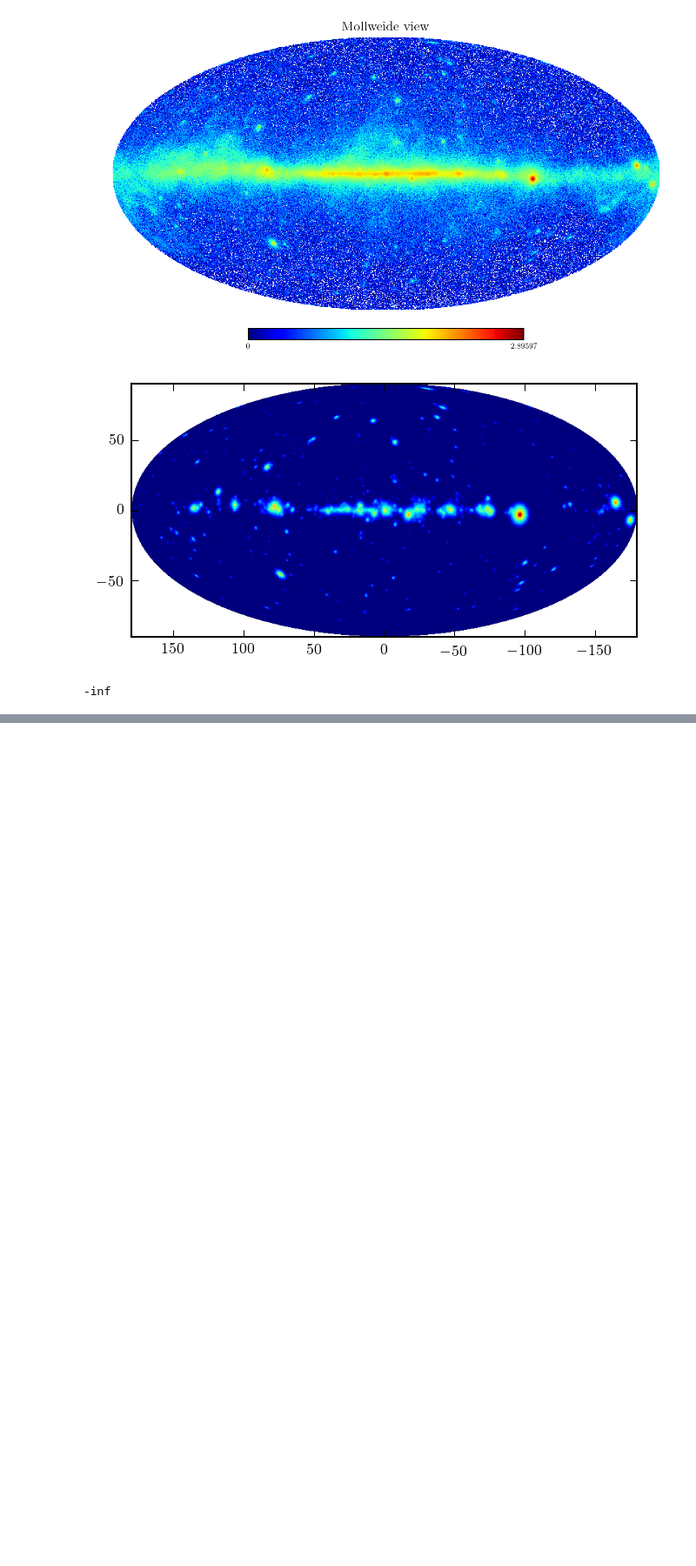
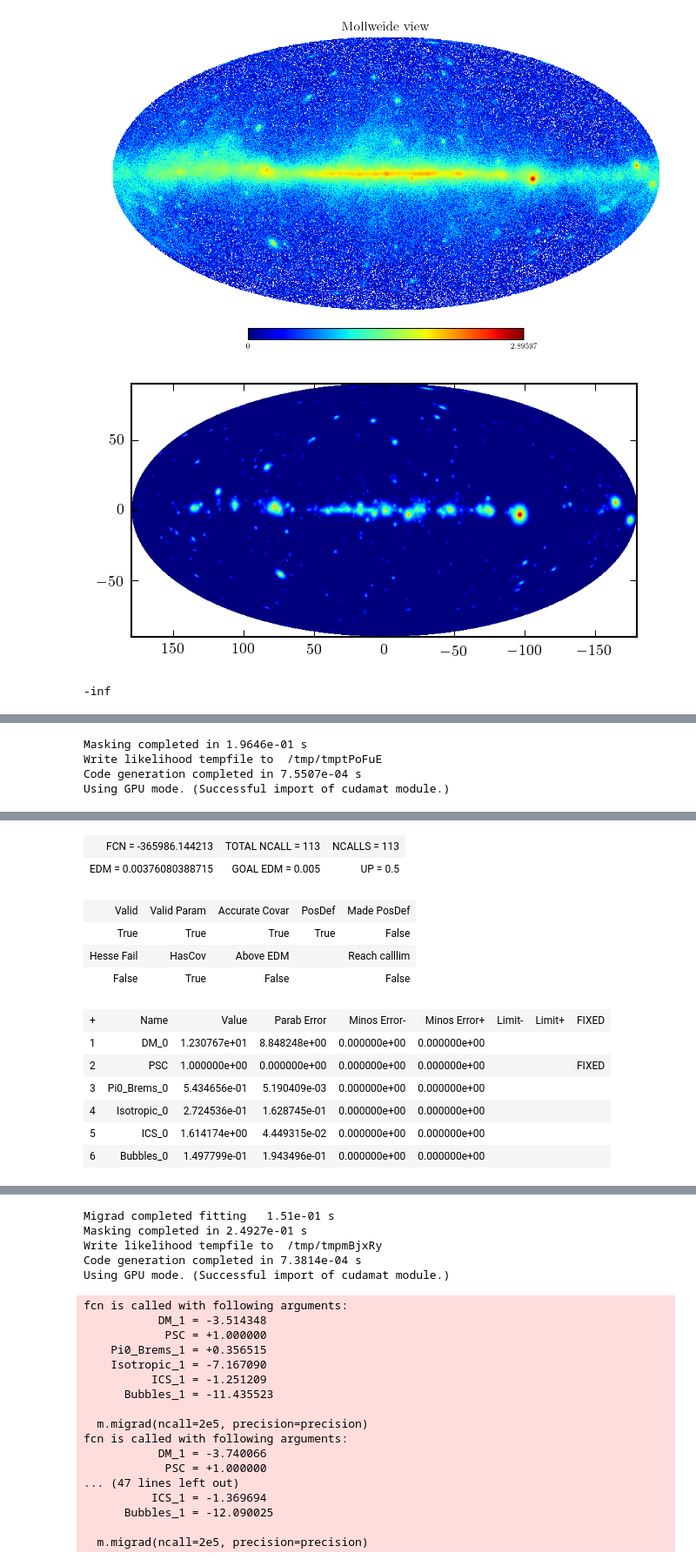
Before and after one commit to erccarls/GammaLike_dev, a Jupyter notebook: Test Analysis.ipynb, the cells around one changed output, grey strips where cells are left out. Shown at 87% size. Saved outputs shown, nothing was run; the diff lists cells and outputs as text; code cells hidden in the pictures; blank space fills up the shorter version.

```diff
--- a/Test Analysis.ipynb
+++ b/Test Analysis.ipynb
@@ -343,0 +451,38 @@ print hdu[2].data.field(0)
+# %%
+# print hesse[0]
+print minos[0]
+
+
+def updatevals(self, results, hesse, minos):
+    for key, t in A.templateList.items():
+        if t.fixNorm:
+            continue
+        else:
+            t.value=np.zeros(self.n_bins)
+            t.valueError = []
+    for i_E in range(self.n_bins):
+        if not results[i_E].get_fmin().is_valid:
+            print 'WARNING: Fit for bin', i_E, 'is reported invalid'
+
+        if minos is None:
+            for h in hesse[i_E]:
+                name = "_".join(h['name'].split('_')[:-1])
+                if h['is_fixed']:
+                    continue
+
+                #print h['name'], name, h['value'], h
+                t = self.templateList[name]
+
+                t.value[i_E] = h['value']
+                t.valueError.append(h['error'])
+        else:
+            for key, err in minos[i_E].items():
+                name = "_".join(key.split('_')[:-1])
+                t = self.templateList[name]
+                t.value[i_E] = err['min']
+                t.valueError.append(np.array((err['lower'],err['upper'])))
+    t.valueError = np.array(t.valueError)
+    print t.valueError
+    print t.valueError.shape
+
+updatevals(A,results,hesse, minos)
@@ -343,0 +589,7 @@ print hdu[2].data.field(0)
+# %%
+A.RunLikelihood(print_level=1, tol=1e2, precision=None, minos=True)
+# %% [output]
+Masking completed in 1.9646e-01 s
+Write likelihood tempfile to  /tmp/tmptPoFuE
+Code generation completed in 7.5507e-04 s
+Using GPU mode. (Successful import of cudamat module.)
@@ -343,0 +614,13 @@ print hdu[2].data.field(0)
+| FCN = -365986.144213 | TOTAL NCALL = 113 | NCALLS = 113 |
+| EDM = 0.00376080388715 | GOAL EDM = 0.005 | UP = 0.5 |
+| Valid | Valid Param | Accurate Covar | PosDef | Made PosDef |
+| True | True | True | True | False |
+| Hesse Fail | HasCov | Above EDM |  | Reach calllim |
+| False | True | False |  | False |
+| + | Name | Value | Parab Error | Minos Error- | Minos Error+ | Limit- | Limit+ | FIXED |
+| 1 | DM_0 | 1.230767e+01 | 8.848248e+00 | 0.000000e+00 | 0.000000e+00 |  |  |  |
+| 2 | PSC | 1.000000e+00 | 0.000000e+00 | 0.000000e+00 | 0.000000e+00 |  |  | FIXED |
+| 3 | Pi0_Brems_0 | 5.434656e-01 | 5.190409e-03 | 0.000000e+00 | 0.000000e+00 |  |  |  |
+| 4 | Isotropic_0 | 2.724536e-01 | 1.628745e-01 | 0.000000e+00 | 0.000000e+00 |  |  |  |
+| 5 | ICS_0 | 1.614174e+00 | 4.449315e-02 | 0.000000e+00 | 0.000000e+00 |  |  |  |
+| 6 | Bubbles_0 | 1.497799e-01 | 1.943496e-01 | 0.000000e+00 | 0.000000e+00 |  |  |  |
@@ -343,0 +628,22 @@ print hdu[2].data.field(0)
+Migrad completed fitting   1.51e-01 s
+Masking completed in 2.4927e-01 s
+Write likelihood tempfile to  /tmp/tmpmBjxRy
+Code generation completed in 7.3814e-04 s
+Using GPU mode. (Successful import of cudamat module.)
+fcn is called with following arguments:
+           DM_1 = -3.514348
+            PSC = +1.000000
+    Pi0_Brems_1 = +0.356515
+    Isotropic_1 = -7.167090
+          ICS_1 = -1.251209
+      Bubbles_1 = -11.435523
+
+  m.migrad(ncall=2e5, precision=precision)
+fcn is called with following arguments:
+           DM_1 = -3.740066
+            PSC = +1.000000
+... (47 lines left out)
+          ICS_1 = -1.369694
+      Bubbles_1 = -12.090025
+
+  m.migrad(ncall=2e5, precision=precision)
```
Also changed, not shown: parts of 7 cells of this notebook, 5 other files.
